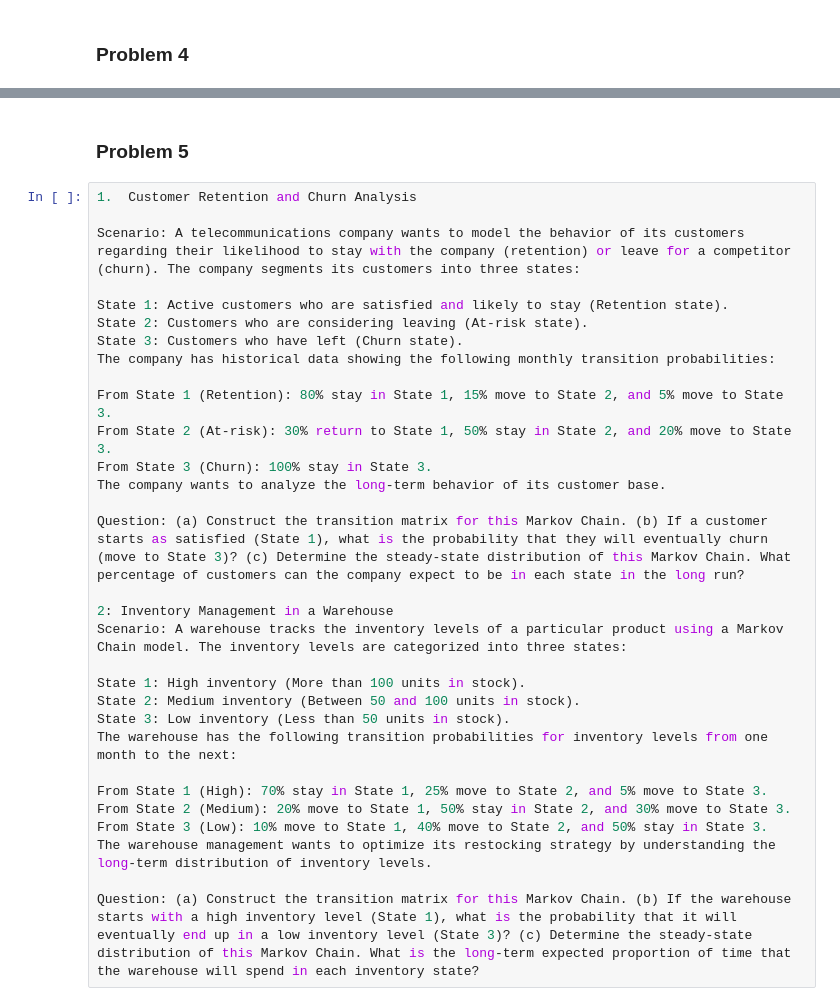
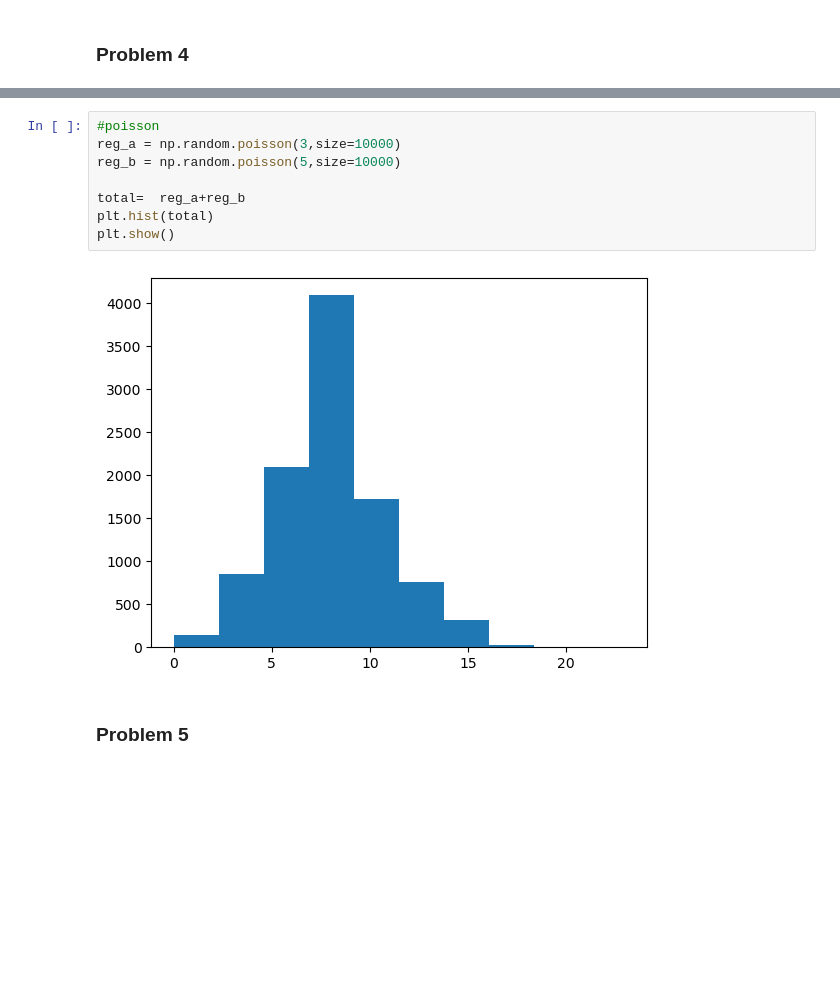
Before and after one commit to jhnboyy/CUNY_SPS_WORK, a Jupyter notebook: Spring2025/DATA605/Homework/Homework2/Homework2.ipynb, the cells around one changed output, grey strips where cells are left out. Saved outputs shown, nothing was run; the diff lists cells and outputs as text; blank space fills up the shorter version.

```diff
--- a/Spring2025/DATA605/Homework/Homework2/Homework2.ipynb
+++ b/Spring2025/DATA605/Homework/Homework2/Homework2.ipynb
@@ -532,33 +656,12 @@ Question: Determine the distribution of the total number of calls received in an
+# %%
+#poisson
+reg_a = np.random.poisson(3,size=10000)
+reg_b = np.random.poisson(5,size=10000)
+
+total=  reg_a+reg_b
+plt.hist(total)
+plt.show()
+# %% [output]
+[figure, added]
 # %% [markdown]
 ### Problem 5
-# %%
-1.  Customer Retention and Churn Analysis
-
-Scenario: A telecommunications company wants to model the behavior of its customers regarding their likelihood to stay with the company (retention) or leave for a competitor (churn). The company segments its customers into three states:
-
-State 1: Active customers who are satisfied and likely to stay (Retention state).
-State 2: Customers who are considering leaving (At-risk state).
-State 3: Customers who have left (Churn state).
-The company has historical data showing the following monthly transition probabilities:
-
-From State 1 (Retention): 80% stay in State 1, 15% move to State 2, and 5% move to State 3.
-From State 2 (At-risk): 30% return to State 1, 50% stay in State 2, and 20% move to State 3.
-From State 3 (Churn): 100% stay in State 3.
-The company wants to analyze the long-term behavior of its customer base.
-
-Question: (a) Construct the transition matrix for this Markov Chain. (b) If a customer starts as satisfied (State 1), what is the probability that they will eventually churn (move to State 3)? (c) Determine the steady-state distribution of this Markov Chain. What percentage of customers can the company expect to be in each state in the long run?
-
-2: Inventory Management in a Warehouse
-Scenario: A warehouse tracks the inventory levels of a particular product using a Markov Chain model. The inventory levels are categorized into three states:
-
-State 1: High inventory (More than 100 units in stock).
-State 2: Medium inventory (Between 50 and 100 units in stock).
-State 3: Low inventory (Less than 50 units in stock).
-The warehouse has the following transition probabilities for inventory levels from one month to the next:
-
-From State 1 (High): 70% stay in State 1, 25% move to State 2, and 5% move to State 3.
-From State 2 (Medium): 20% move to State 1, 50% stay in State 2, and 30% move to State 3.
-From State 3 (Low): 10% move to State 1, 40% move to State 2, and 50% stay in State 3.
-The warehouse management wants to optimize its restocking strategy by understanding the long-term distribution of inventory levels.
-
-Question: (a) Construct the transition matrix for this Markov Chain. (b) If the warehouse starts with a high inventory level (State 1), what is the probability that it will eventually end up in a low inventory level (State 3)? (c) Determine the steady-state distribution of this Markov Chain. What is the long-term expected proportion of time that the warehouse will spend in each inventory state?
```
Also changed, not shown: parts of 21 cells of this notebook, 10 other files.
